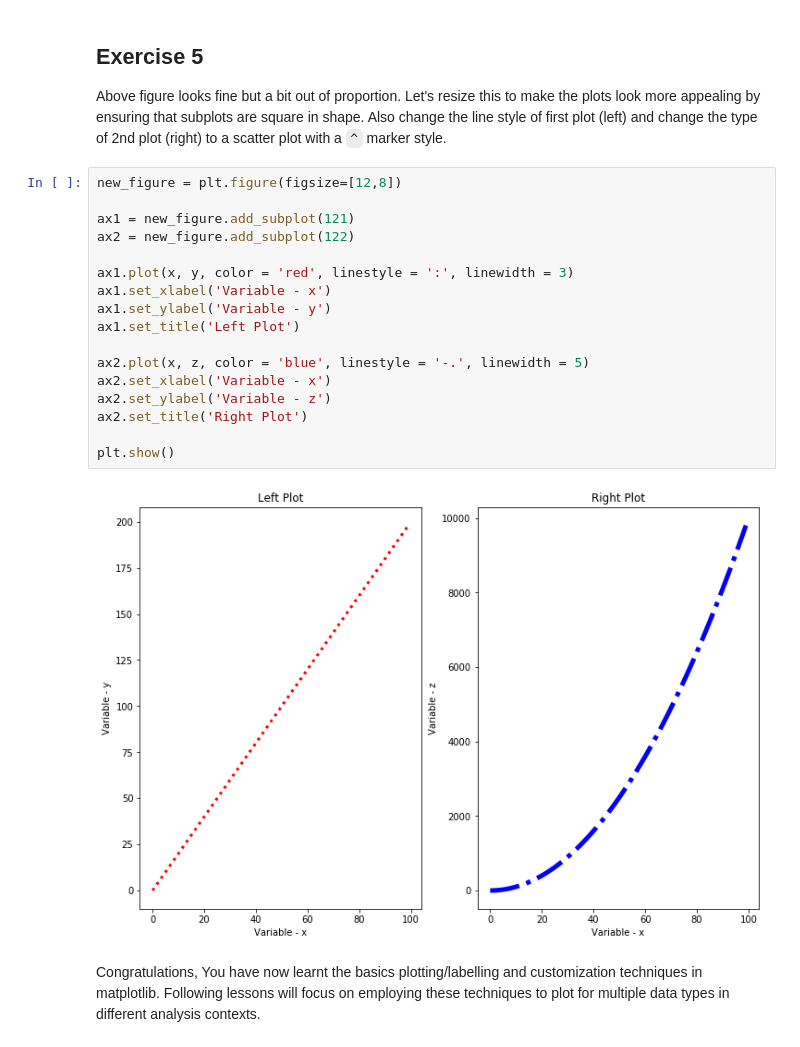
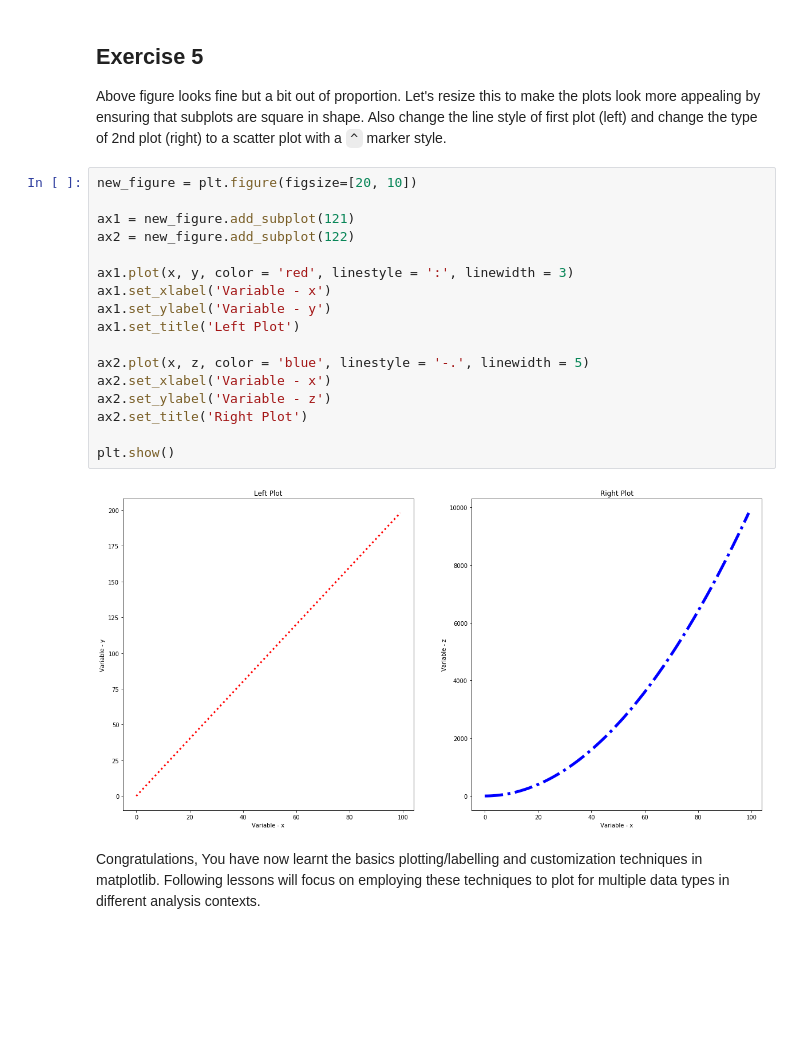
Before and after one commit to DeannaLinn/dsc-1-03-13-customizing-visualizations-with-matplotlib-lab-online-ds-sp-000, a Jupyter notebook: index.ipynb, the cells around one changed output. Saved outputs shown, nothing was run; the diff lists cells and outputs as text; blank space fills up the shorter version.

```diff
--- a/index.ipynb
+++ b/index.ipynb
@@ -179,24 +179,24 @@ plt.show()
 
 Above figure looks fine but a bit out of proportion. Let's resize this to make the plots look more appealing by ensuring that subplots are square in shape. Also change the line style of first plot (left) and change the type of 2nd plot (right) to a scatter plot with a `^` marker style.
 # %%
-new_figure = plt.figure(figsize=[12,8])
+new_figure = plt.figure(figsize=[20, 10])
 
 ax1 = new_figure.add_subplot(121)
 ax2 = new_figure.add_subplot(122)
 
 ax1.plot(x, y, color = 'red', linestyle = ':', linewidth = 3)
 ax1.set_xlabel('Variable - x')
 ax1.set_ylabel('Variable - y')
 ax1.set_title('Left Plot')
 
 ax2.plot(x, z, color = 'blue', linestyle = '-.', linewidth = 5)
 ax2.set_xlabel('Variable - x')
 ax2.set_ylabel('Variable - z')
 ax2.set_title('Right Plot')
 
 plt.show()
 # %% [output]
-[figure, old version]
+[figure, new version]
 # %% [markdown]
 Congratulations, You have now learnt the basics plotting/labelling and customization techniques in matplotlib. Following lessons will focus on employing these techniques to plot for multiple data types in different analysis contexts.
 # %% [markdown]
```
